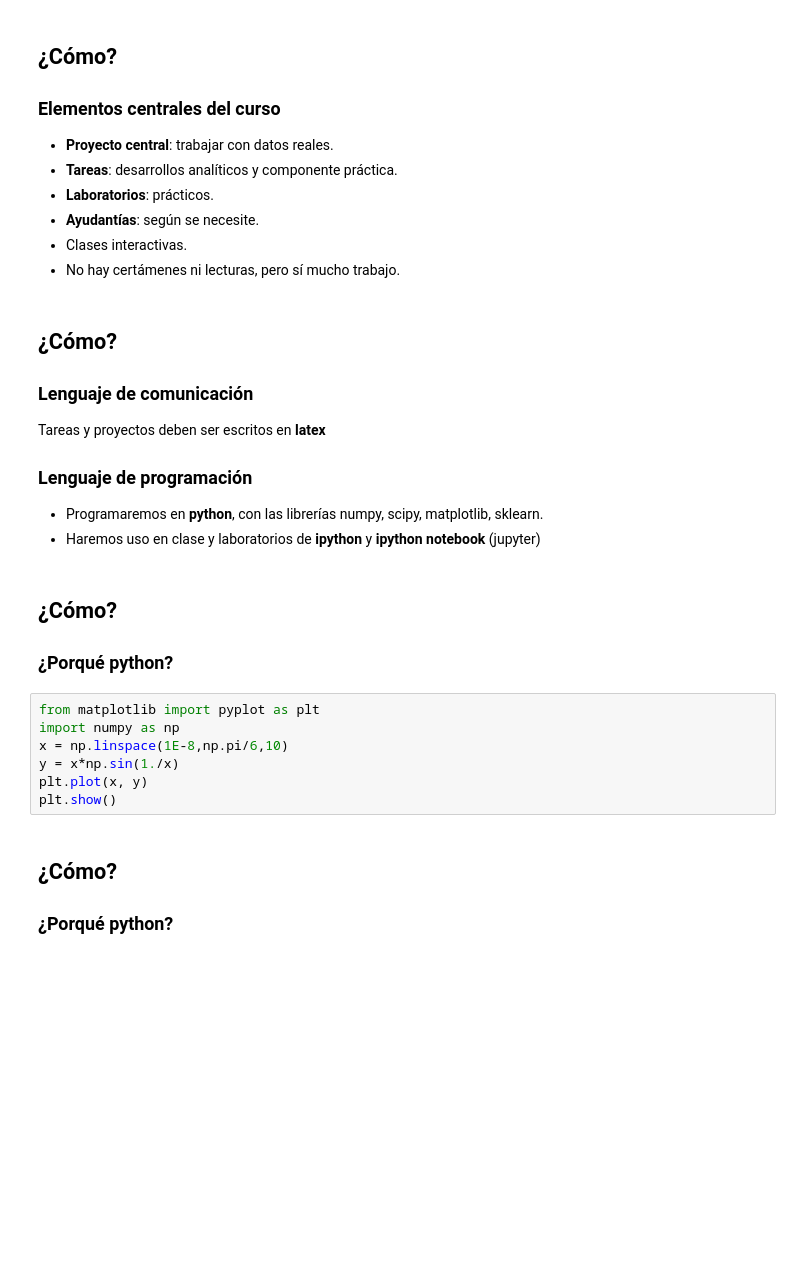
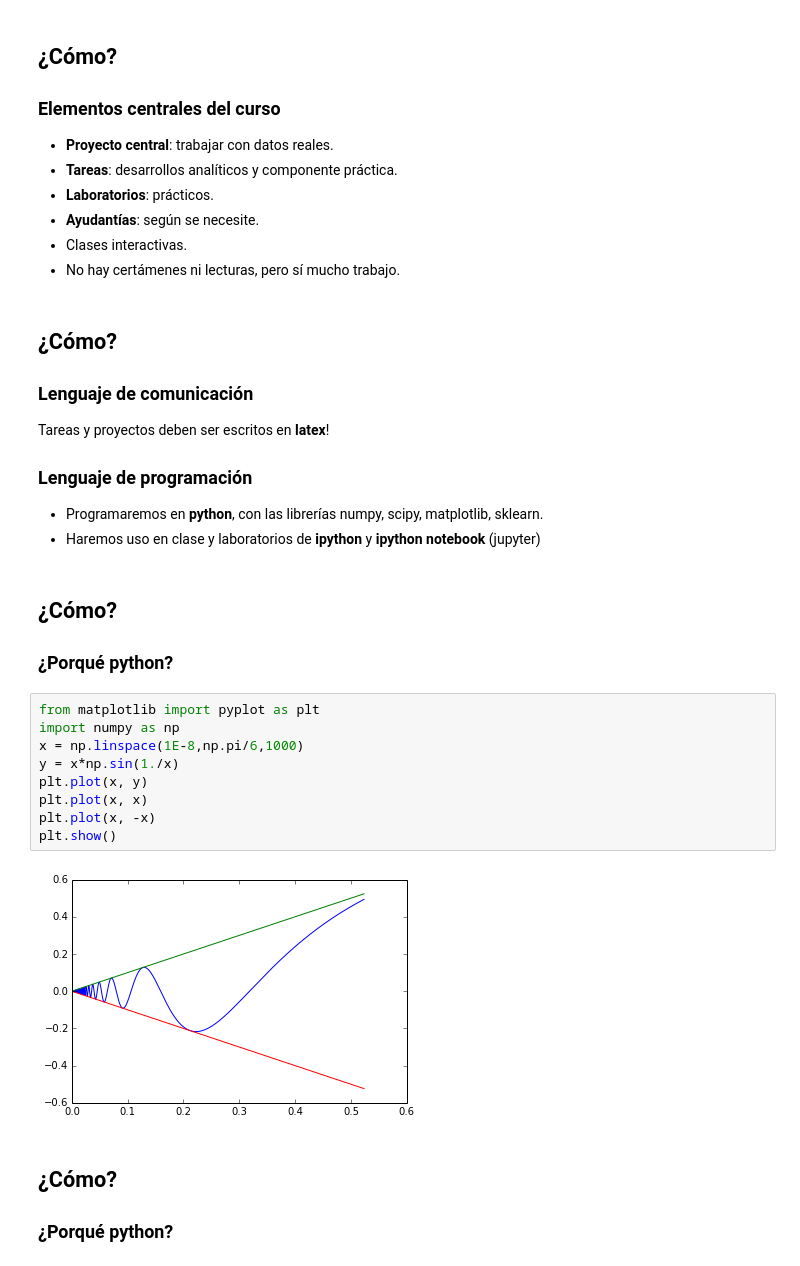
Before and after one commit to usantamaria/mat281_2015S2, a Jupyter notebook: clases/Unidad1-IntroduccionYProyectos/Clase01-IntroduccionYReglas/IntroduccionYReglas.ipynb, the cells around one changed output. Cells and saved outputs as stored; diff of their text form; blank space fills up the shorter version.

```diff
--- a/clases/Unidad1-IntroduccionYProyectos/Clase01-IntroduccionYReglas/IntroduccionYReglas.ipynb
+++ b/clases/Unidad1-IntroduccionYProyectos/Clase01-IntroduccionYReglas/IntroduccionYReglas.ipynb
@@ -94,7 +94,7 @@ https://www.github.com/sebastiandres/mat281
 ## ¿Cómo?
 
 ### Lenguaje de comunicación
-Tareas y proyectos deben ser escritos en **latex**
+Tareas y proyectos deben ser escritos en **latex**!
 
 ### Lenguaje de programación
 
@@ -108,10 +108,14 @@ Tareas y proyectos deben ser escritos en **latex**
 # %%
 from matplotlib import pyplot as plt
 import numpy as np
-x = np.linspace(1E-8,np.pi/6,10)
+x = np.linspace(1E-8,np.pi/6,1000)
 y = x*np.sin(1./x)
 plt.plot(x, y)
+plt.plot(x, x)
+plt.plot(x, -x)
 plt.show()
+# %% [output]
+[figure, added]
 # %% [markdown]
 ## ¿Cómo?
 ### ¿Porqué python?
```
Also changed, not shown: parts of 6 cells of this notebook, 14 other files.
